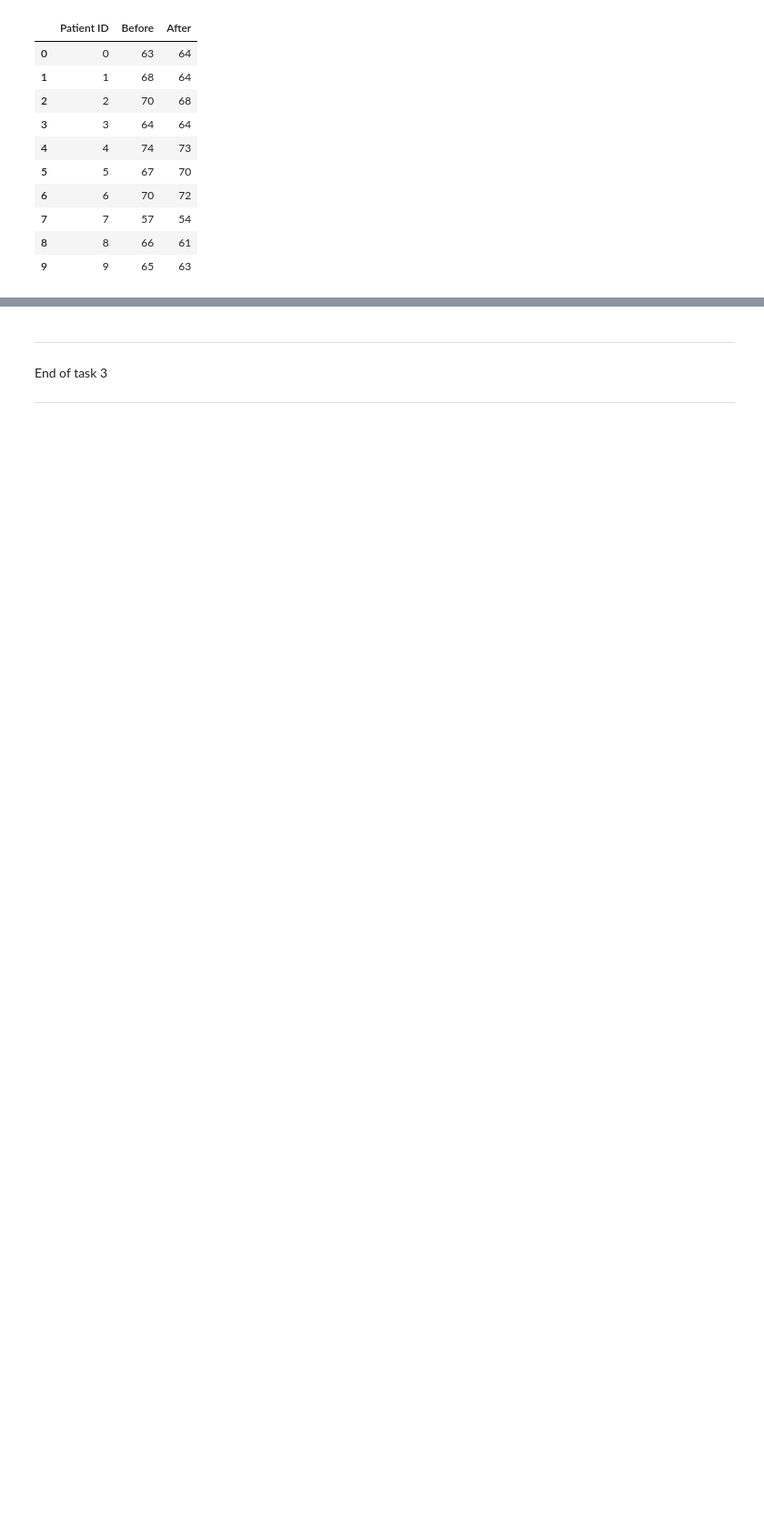
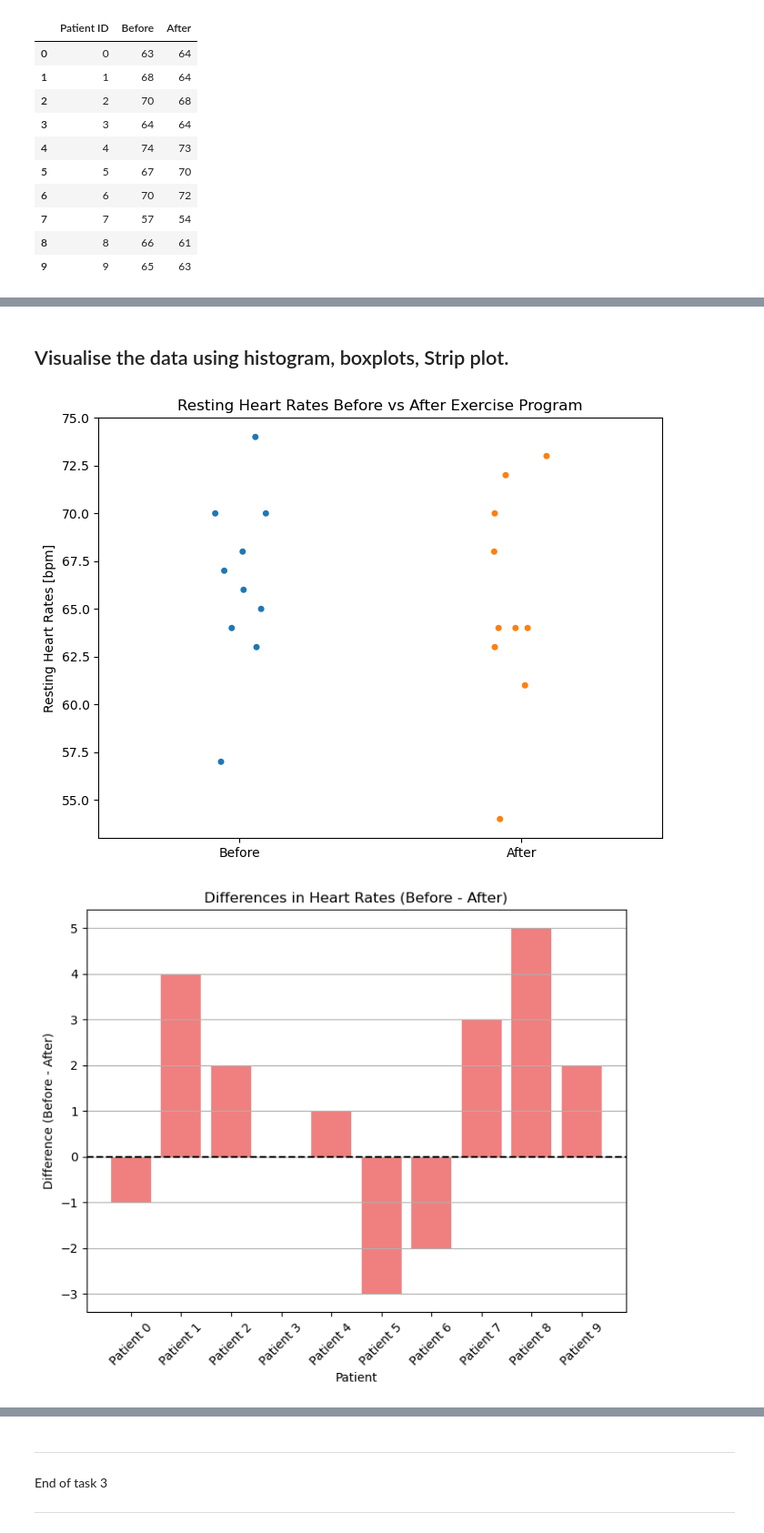
Before and after one commit to shanekeenan/applied_statistics, a Jupyter notebook: tasks.ipynb, the cells around one changed output, grey strips where cells are left out. Shown: that part at 91% size. Cells and saved outputs as stored; diff of their text form; code cells hidden in the pictures; blank space fills up the shorter version.

```diff
--- a/tasks.ipynb
+++ b/tasks.ipynb
@@ -358,0 +448,3 @@ data
+# %%
+group_a = data["Before"]
+group_b = data["After"]
@@ -358,0 +479,25 @@ data
+# %% [markdown]
+## Visualise the data using histogram, boxplots, Strip plot.
+# %%
+# Strip plot
+plt.figure(figsize=(8, 6))
+sns.stripplot(data=[group_a, group_b]);
+plt.title("Resting Heart Rates Before vs After Exercise Program")
+plt.ylabel("Resting Heart Rates [bpm]")
+
+
+# Bar plot: Differences (Before - After)
+differences = group_a - data["After"]
+patients = [f"Patient {i}" for i in range(len(data))]
+plt.figure(figsize=(8, 6))
+plt.bar(patients, differences, color="lightcoral")
+plt.axhline(0, color="black", linestyle="--")
+plt.title("Differences in Heart Rates (Before - After)")
+plt.xlabel("Patient")
+plt.ylabel("Difference (Before - After)")
+plt.xticks(rotation=45)
+plt.grid(axis='y')
+plt.show()
+# %% [output]
+[figure, added]
+[figure, added]
```
Also changed, not shown: parts of 23 cells of this notebook, 5 other files.
